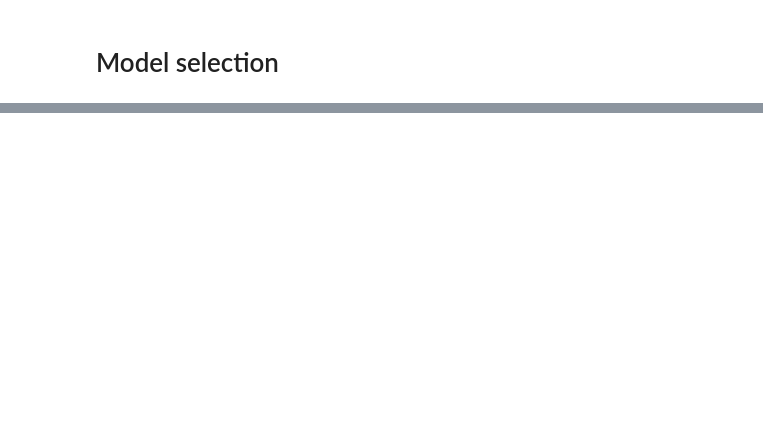
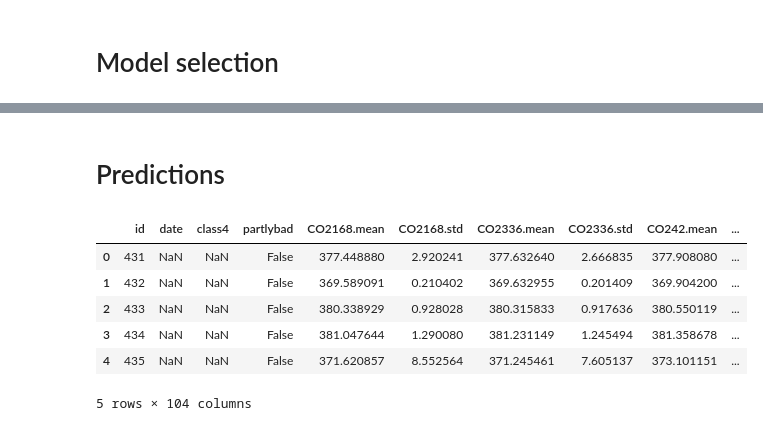
Before and after one commit to Jimmeeee/IML-project, a Jupyter notebook: project_2.ipynb, the cells around one changed output, grey strips where cells are left out. Saved outputs shown, nothing was run; the diff lists cells and outputs as text; code cells hidden in the pictures; blank space fills up the shorter version.

```diff
--- a/project_2.ipynb
+++ b/project_2.ipynb
@@ -238,0 +218,14 @@ res.loc[res['rank_test_score']<=5]
+# %% [markdown]
+# Predictions
+# %%
+# read in data
+df_test = pd.read_csv("data/npf_test_hidden.csv")
+df_test.head(5)
+# %% [output]
+|  | id | date | class4 | partlybad | CO2168.mean | CO2168.std | CO2336.mean | CO2336.std | CO242.mean | ... |
+| 0 | 431 | NaN | NaN | False | 377.448880 | 2.920241 | 377.632640 | 2.666835 | 377.908080 | ... |
+| 1 | 432 | NaN | NaN | False | 369.589091 | 0.210402 | 369.632955 | 0.201409 | 369.904200 | ... |
+| 2 | 433 | NaN | NaN | False | 380.338929 | 0.928028 | 380.315833 | 0.917636 | 380.550119 | ... |
+| 3 | 434 | NaN | NaN | False | 381.047644 | 1.290080 | 381.231149 | 1.245494 | 381.358678 | ... |
+| 4 | 435 | NaN | NaN | False | 371.620857 | 8.552564 | 371.245461 | 7.605137 | 373.101151 | ... |
+5 rows × 104 columns
```
Also changed, not shown: parts of 15 cells of this notebook, 1 other file.
